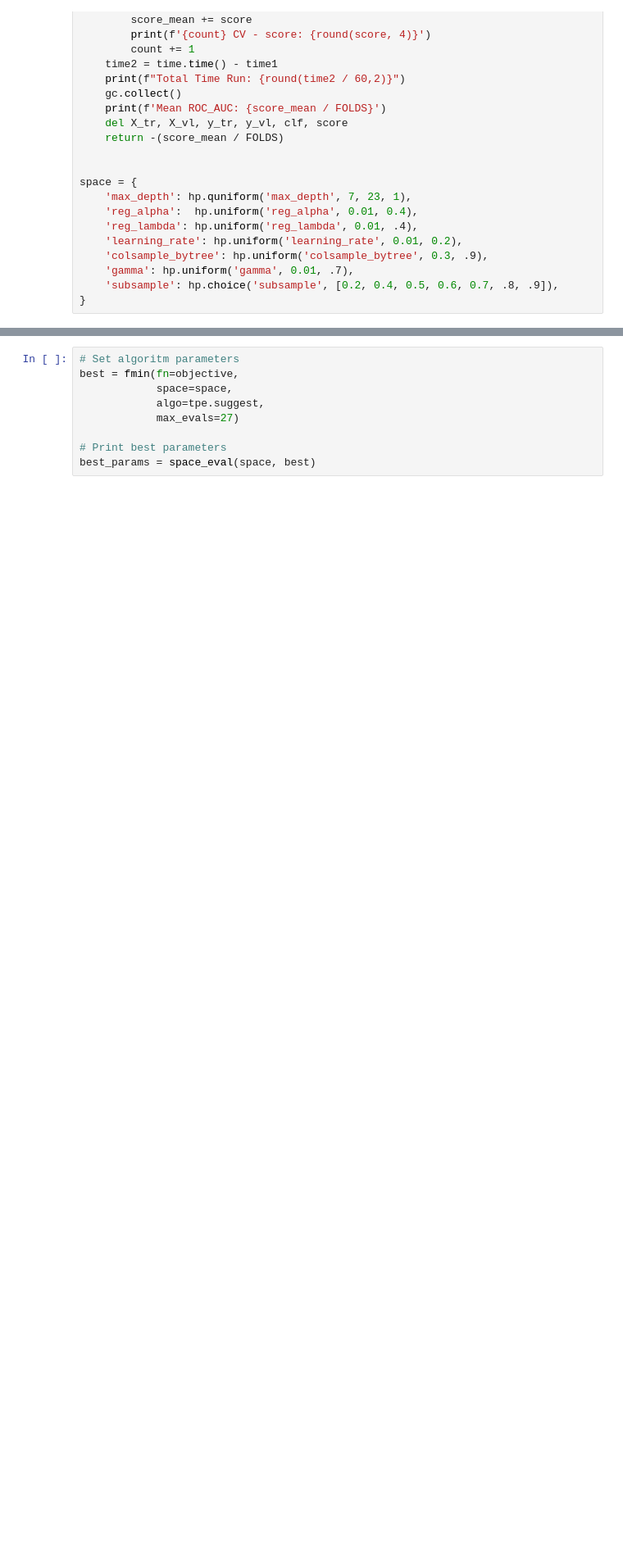
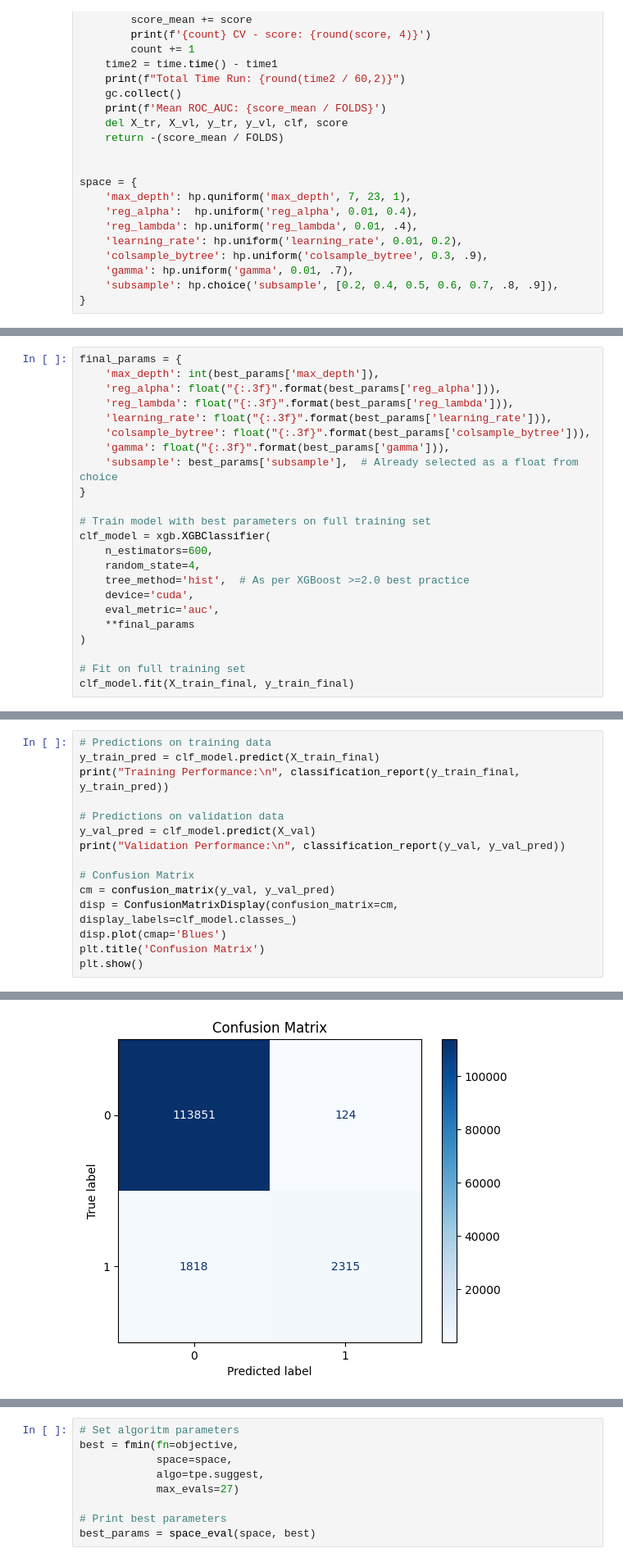
Before and after one commit to Marko-debug/Prediction-of-Fraud-transactions, a Jupyter notebook: models/XGBoost with Opt. Params and PCA.ipynb, the cells around one changed output, grey strips where cells are left out. Shown at 82% size. Drawn from its saved outputs; the diff is of its cells as text; blank space fills up the shorter version.

```diff
--- a/models/XGBoost with Opt. Params and PCA.ipynb
+++ b/models/XGBoost with Opt. Params and PCA.ipynb
@@ -674,0 +834,23 @@ space = {
+# %%
+final_params = {
+    'max_depth': int(best_params['max_depth']),
+    'reg_alpha': float("{:.3f}".format(best_params['reg_alpha'])),
+    'reg_lambda': float("{:.3f}".format(best_params['reg_lambda'])),
+    'learning_rate': float("{:.3f}".format(best_params['learning_rate'])),
+    'colsample_bytree': float("{:.3f}".format(best_params['colsample_bytree'])),
+    'gamma': float("{:.3f}".format(best_params['gamma'])),
+    'subsample': best_params['subsample'],  # Already selected as a float from choice
+}
+
+# Train model with best parameters on full training set
+clf_model = xgb.XGBClassifier(
+    n_estimators=600,
+    random_state=4,
+    tree_method='hist',  # As per XGBoost >=2.0 best practice
+    device='cuda',
+    eval_metric='auc',
+    **final_params
+)
+
+# Fit on full training set
+clf_model.fit(X_train_final, y_train_final)
@@ -674,0 +869,16 @@ space = {
+# %%
+# Predictions on training data
+y_train_pred = clf_model.predict(X_train_final)
+print("Training Performance:\n", classification_report(y_train_final, y_train_pred))
+
+# Predictions on validation data
+y_val_pred = clf_model.predict(X_val)
+print("Validation Performance:\n", classification_report(y_val, y_val_pred))
+
+# Confusion Matrix
+cm = confusion_matrix(y_val, y_val_pred)
+disp = ConfusionMatrixDisplay(confusion_matrix=cm, display_labels=clf_model.classes_)
+disp.plot(cmap='Blues')
+plt.title('Confusion Matrix')
+plt.show()
+# %% [output]
@@ -674,0 +904 @@ space = {
+[figure, added]
```
Also changed, not shown: parts of 12 cells of this notebook, 3 other files.
